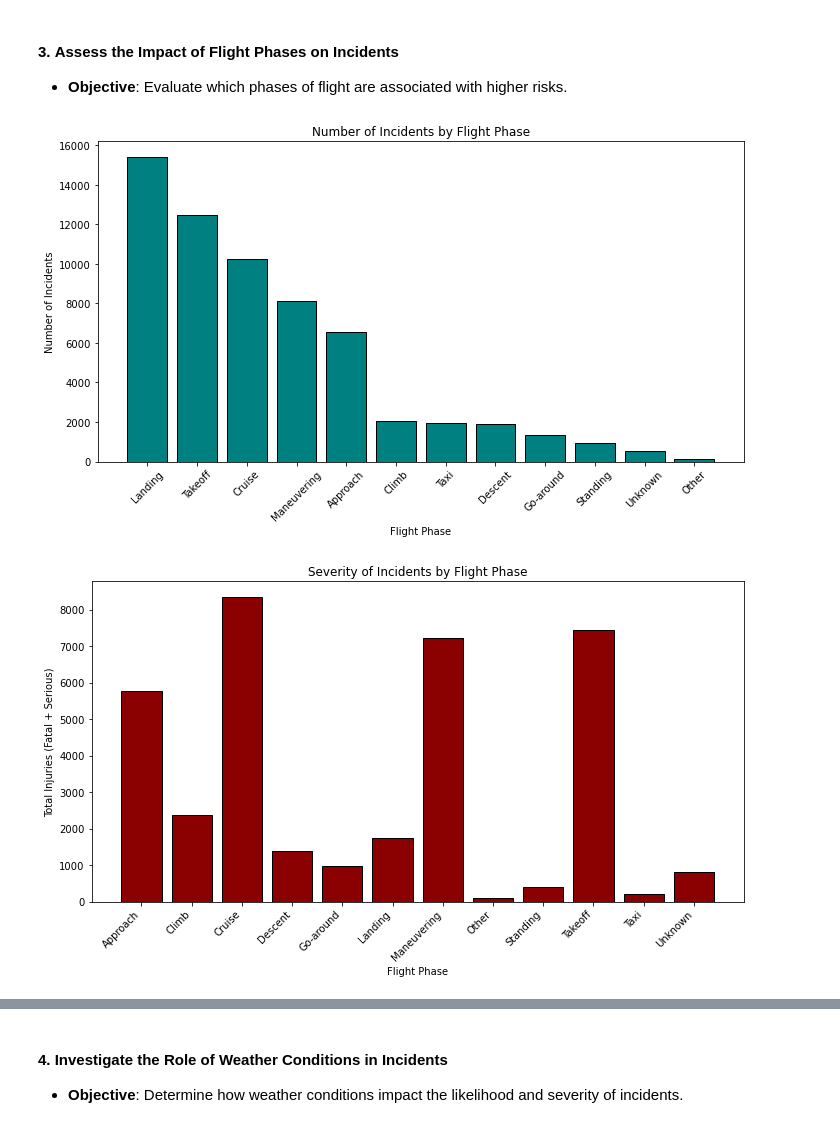
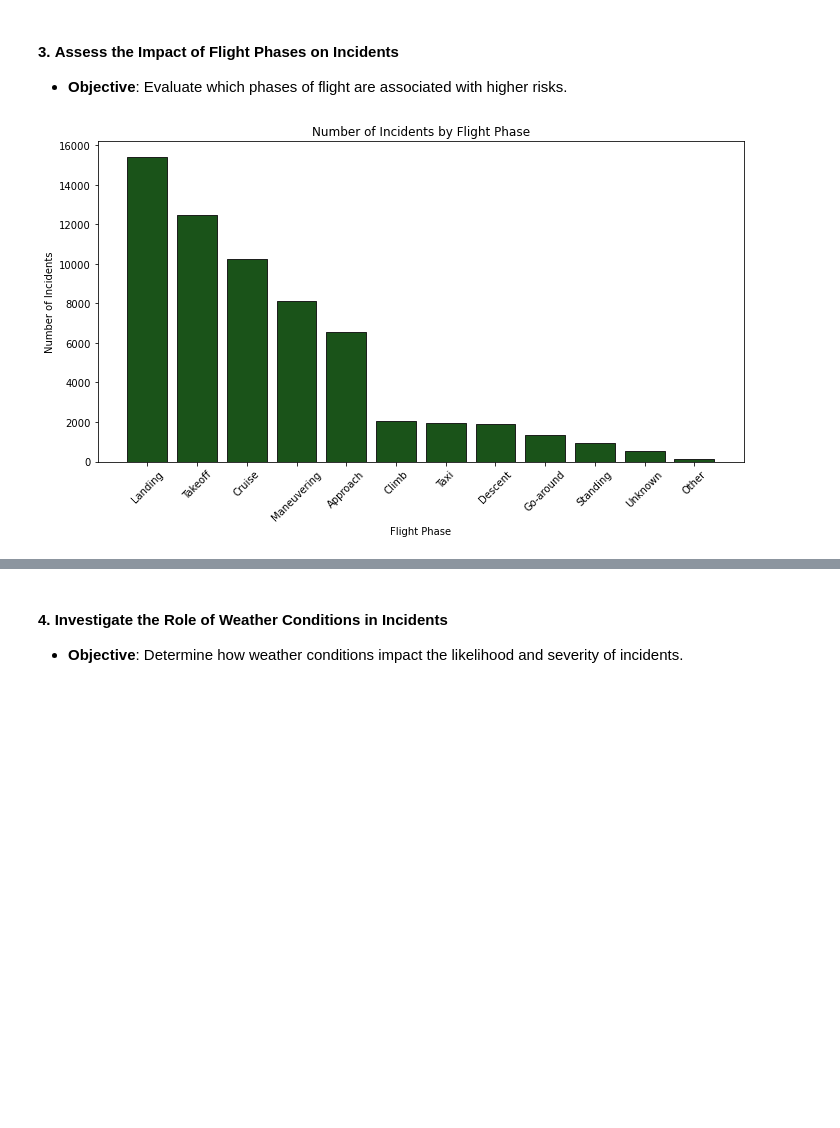
Before and after one commit to Otim135/PHASE_1-PROJECT, a Jupyter notebook: student.ipynb, the cells around one changed output, grey strips where cells are left out. Cells and saved outputs as stored; diff of their text form; code cells hidden in the pictures; blank space fills up the shorter version.

```diff
--- a/student.ipynb
+++ b/student.ipynb
@@ -672,45 +824,3 @@ These observations highlight key periods for further investigation into incident
 # %% [markdown]
 #### 3. **Assess the Impact of Flight Phases on Incidents**
   * **Objective**: Evaluate which phases of flight are associated with higher risks.
-# %%
-
-aviation_data = pd.read_csv('AviationData.csv', encoding='latin1')
-
-# Inspecting the available flight phases
-flight_phases = aviation_data['Broad.phase.of.flight'].value_counts()
-
-# Counting incidents by flight phase
-incident_counts_by_phase = aviation_data['Broad.phase.of.flight'].value_counts()
-
-# Plot 1: Number of Incidents by Flight Phase
-plt.figure(figsize=(10, 6))
-plt.bar(incident_counts_by_phase.index, incident_counts_by_phase.values, color='teal', edgecolor='black')
-plt.xlabel('Flight Phase')
-plt.ylabel('Number of Incidents')
-plt.title('Number of Incidents by Flight Phase')
-plt.xticks(rotation=45)  # Rotate x-axis labels for better readability
-plt.tight_layout()
-plt.show()
-
-# Severity of incidents by flight phase (using injuries as a metric)
-
-# Ensuring the injury columns are numeric and then we handle missing values
-aviation_data['Total.Fatal.Injuries'] = pd.to_numeric(aviation_data['Total.Fatal.Injuries'], errors='coerce').fillna(0)
-aviation_data['Total.Serious.Injuries'] = pd.to_numeric(aviation_data['Total.Serious.Injuries'], errors='coerce').fillna(0)
-
-# Calculating total injuries (fatal + serious) for each flight phase
-aviation_data['Total_Injuries'] = aviation_data['Total.Fatal.Injuries'] + aviation_data['Total.Serious.Injuries']
-severity_by_phase = aviation_data.groupby('Broad.phase.of.flight')['Total_Injuries'].sum()
-
-# Plot 2: Severity of Incidents by Flight Phase
-plt.figure(figsize=(10, 6))
-plt.bar(severity_by_phase.index, severity_by_phase.values, color='darkred', edgecolor='black')
-plt.xlabel('Flight Phase')
-plt.ylabel('Total Injuries (Fatal + Serious)')
-plt.title('Severity of Incidents by Flight Phase')
-plt.xticks(rotation=45, ha='right')  # Rotate x-axis labels for better readability
-plt.tight_layout()
-plt.show()
-# %% [output]
-[figure, removed]
-[figure, removed]
@@ -717 +830,13 @@ plt.show()
+# %%
+# Plot 1: Number of Incidents by Flight Phase
+plt.figure(figsize=(10, 6))
+plt.bar(incident_counts_by_phase.index, incident_counts_by_phase.values, color='#1A5319', edgecolor='#1E201E')
+plt.xlabel('Flight Phase')
+plt.ylabel('Number of Incidents')
+plt.title('Number of Incidents by Flight Phase')
+plt.xticks(rotation=45)  # Rotate x-axis labels for better readability
+plt.tight_layout()
+plt.show()
+# %% [output]
+[figure, added]
 # %% [markdown]
```
Also changed, not shown: parts of 62 cells of this notebook.
